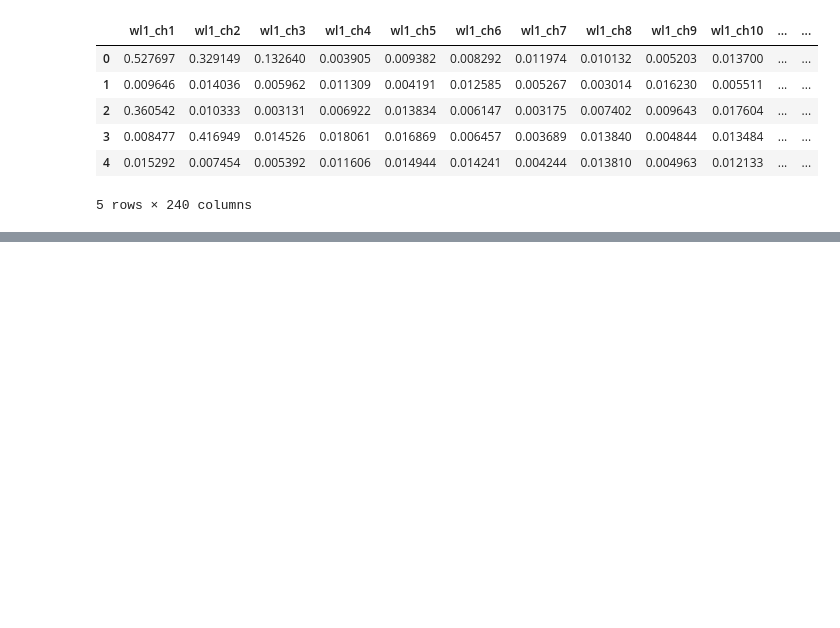
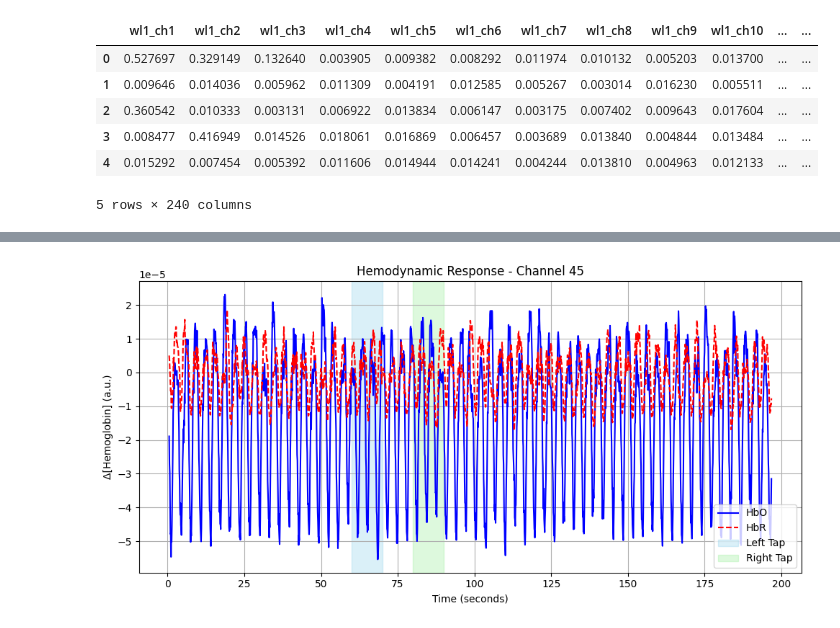
Before and after one commit to gracegmc/Sleepless-Minds, a Jupyter notebook: data/data_vis.ipynb, the cells around one changed output, grey strips where cells are left out. Drawn from its saved outputs; the diff is of its cells as text; code cells hidden in the pictures; blank space fills up the shorter version.

```diff
--- a/data/data_vis.ipynb
+++ b/data/data_vis.ipynb
@@ -164,0 +245,21 @@ combined_data["001"].head()
+# %%
+df_smooth = df.rolling(window=10, center=True).mean()
+time_sec = df.index / 10
+
+plt.figure(figsize=(10, 5))
+plt.plot(time_sec, df_smooth["HbO_ch45"], label="HbO", color="blue")
+plt.plot(time_sec, df_smooth["HbR_ch45"], label="HbR", color="red", linestyle="--")
+
+# Label tasks
+plt.axvspan(60, 70, color='skyblue', alpha=0.3, label='Left Tap')
+plt.axvspan(80, 90, color='lightgreen', alpha=0.3, label='Right Tap')
+
+plt.xlabel("Time (seconds)")
+plt.ylabel("Δ[Hemoglobin] (a.u.)")
+plt.title("Hemodynamic Response - Channel 45")
+plt.legend()
+plt.grid(True)
+plt.tight_layout()
+plt.show()
+# %% [output]
+[figure, added]
```
Also changed, not shown: parts of 2 cells of this notebook, 1 other file.
